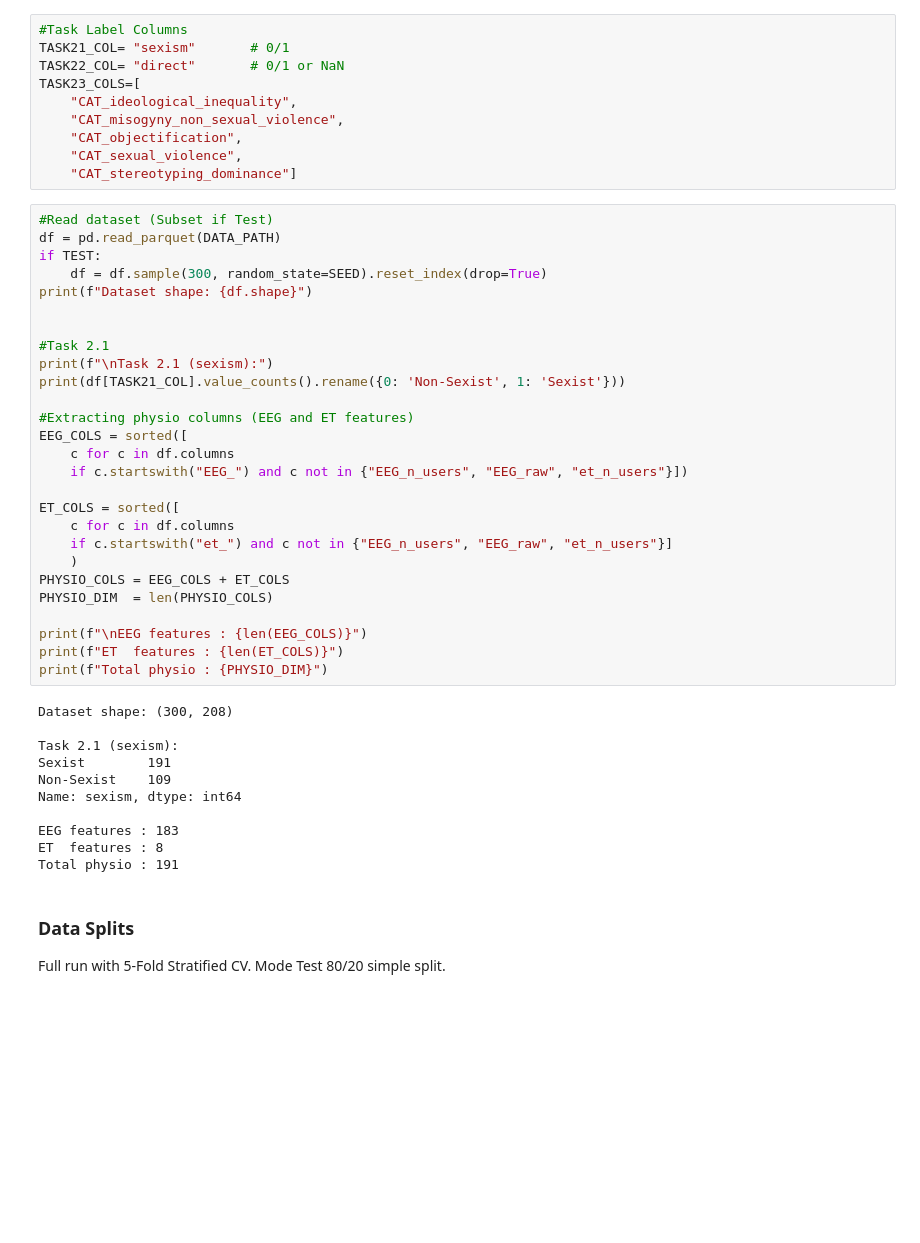
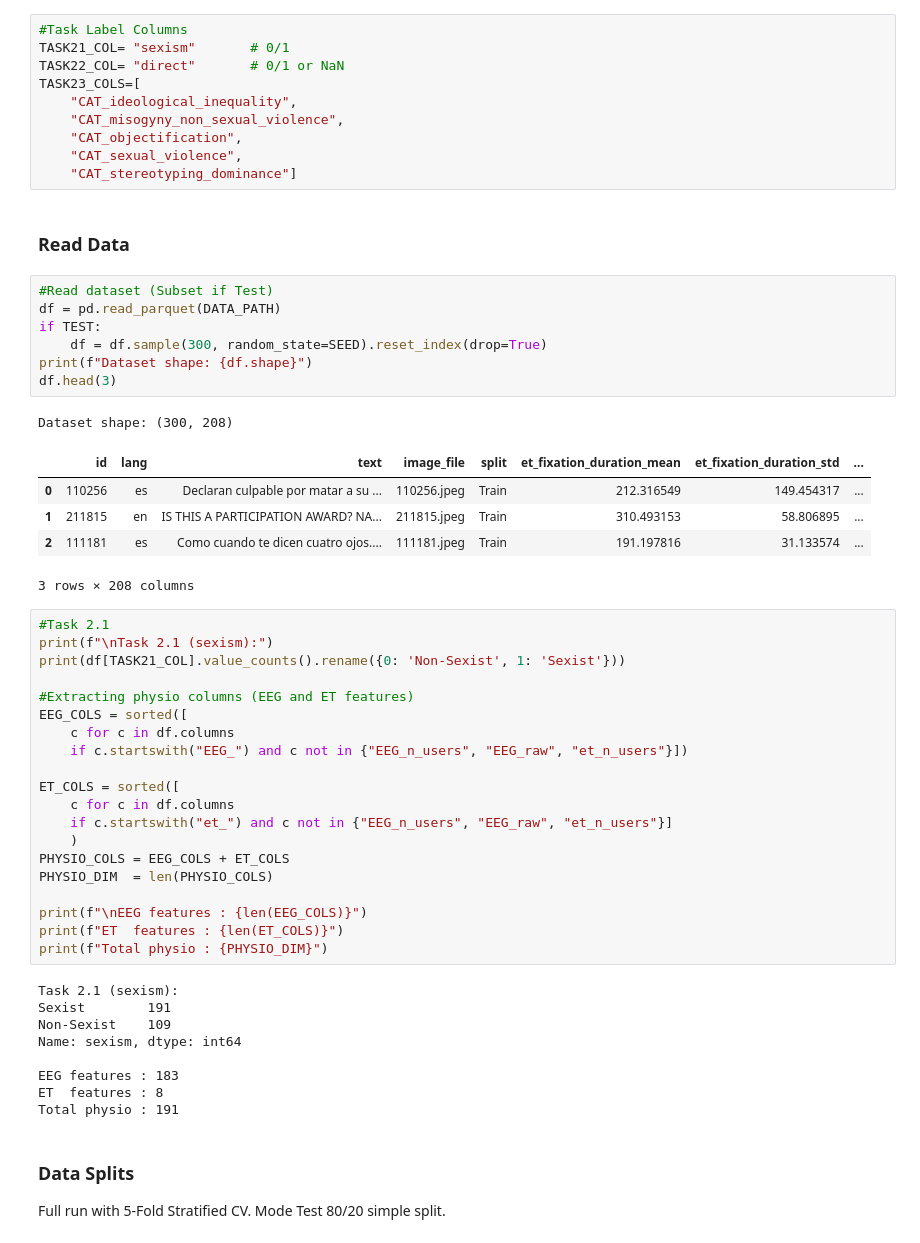
Before and after one commit to DBlassio/multimodal-exist, a Jupyter notebook: notebooks/02_Multimodal_baseline.ipynb, the cells around one changed output. Drawn from its saved outputs; the diff is of its cells as text; blank space fills up the shorter version.

```diff
--- a/notebooks/02_Multimodal_baseline.ipynb
+++ b/notebooks/02_Multimodal_baseline.ipynb
@@ -120,14 +120,23 @@ TASK23_COLS=[
     "CAT_objectification",
     "CAT_sexual_violence",
     "CAT_stereotyping_dominance"]
+# %% [markdown]
+### Read Data
+# %%
+#Read dataset (Subset if Test)
+df = pd.read_parquet(DATA_PATH)
+if TEST:
+    df = df.sample(300, random_state=SEED).reset_index(drop=True)
+print(f"Dataset shape: {df.shape}")
+df.head(3)
+# %% [output]
+Dataset shape: (300, 208)
+|  | id | lang | text | image_file | split | et_fixation_duration_mean | et_fixation_duration_std | ... |
+| 0 | 110256 | es | Declaran culpable por matar a su ... | 110256.jpeg | Train | 212.316549 | 149.454317 | ... |
+| 1 | 211815 | en | IS THIS A PARTICIPATION AWARD? NA... | 211815.jpeg | Train | 310.493153 | 58.806895 | ... |
+| 2 | 111181 | es | Como cuando te dicen cuatro ojos.... | 111181.jpeg | Train | 191.197816 | 31.133574 | ... |
+3 rows × 208 columns
 # %%
-#Read dataset (Subset if Test)
-df = pd.read_parquet(DATA_PATH)
-if TEST:
-    df = df.sample(300, random_state=SEED).reset_index(drop=True)
-print(f"Dataset shape: {df.shape}")
-
-
 #Task 2.1
 print(f"\nTask 2.1 (sexism):")
 print(df[TASK21_COL].value_counts().rename({0: 'Non-Sexist', 1: 'Sexist'}))
@@ -148,8 +157,6 @@ print(f"\nEEG features : {len(EEG_COLS)}")
 print(f"ET  features : {len(ET_COLS)}")
 print(f"Total physio : {PHYSIO_DIM}")
 # %% [output]
-Dataset shape: (300, 208)
-
 Task 2.1 (sexism):
 Sexist        191
 Non-Sexist    109
```
Also changed, not shown: parts of 5 cells of this notebook, 2 other files.
